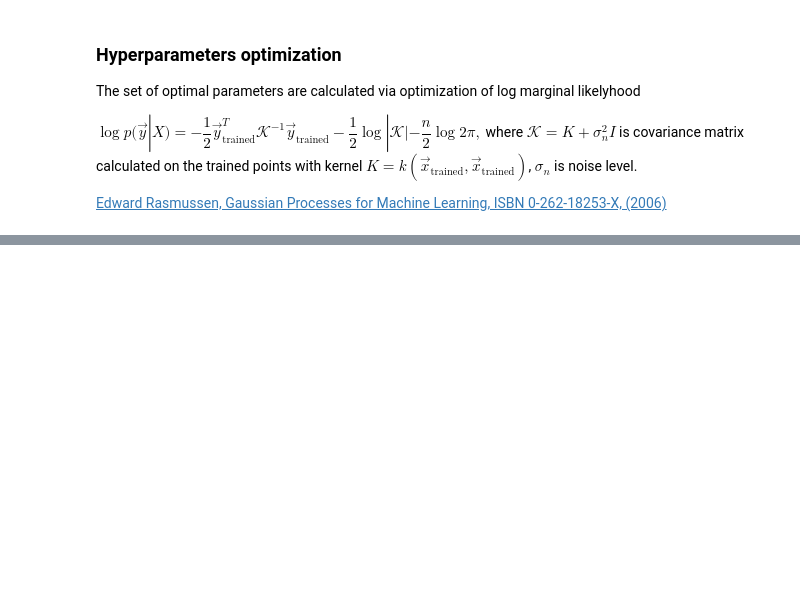
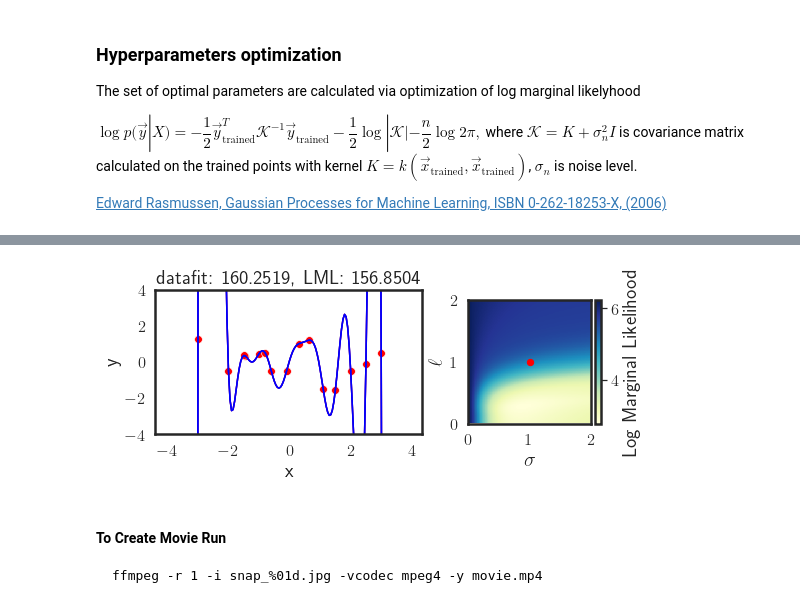
Before and after one commit to denyskononenko/datasciencesnippets, a Jupyter notebook: gpr/gpr.ipynb, the cells around one changed output, grey strips where cells are left out. Cells and saved outputs as stored; diff of their text form; code cells hidden in the pictures; blank space fills up the shorter version.

````diff
--- a/gpr/gpr.ipynb
+++ b/gpr/gpr.ipynb
@@ -453,0 +587,10 @@ plt.show()
+# %%
+plot_posterior_curves_continum_pasive(sigma=1, ell=1, lml_on_grid=lml_on_grid, fname='1')
+# %% [output]
+[figure, added]
+# %% [markdown]
+#### To Create Movie Run
+
+```
+ffmpeg -r 1 -i snap_%01d.jpg -vcodec mpeg4 -y movie.mp4
+```
````
Also changed, not shown: parts of 17 cells of this notebook, 1 other file.
